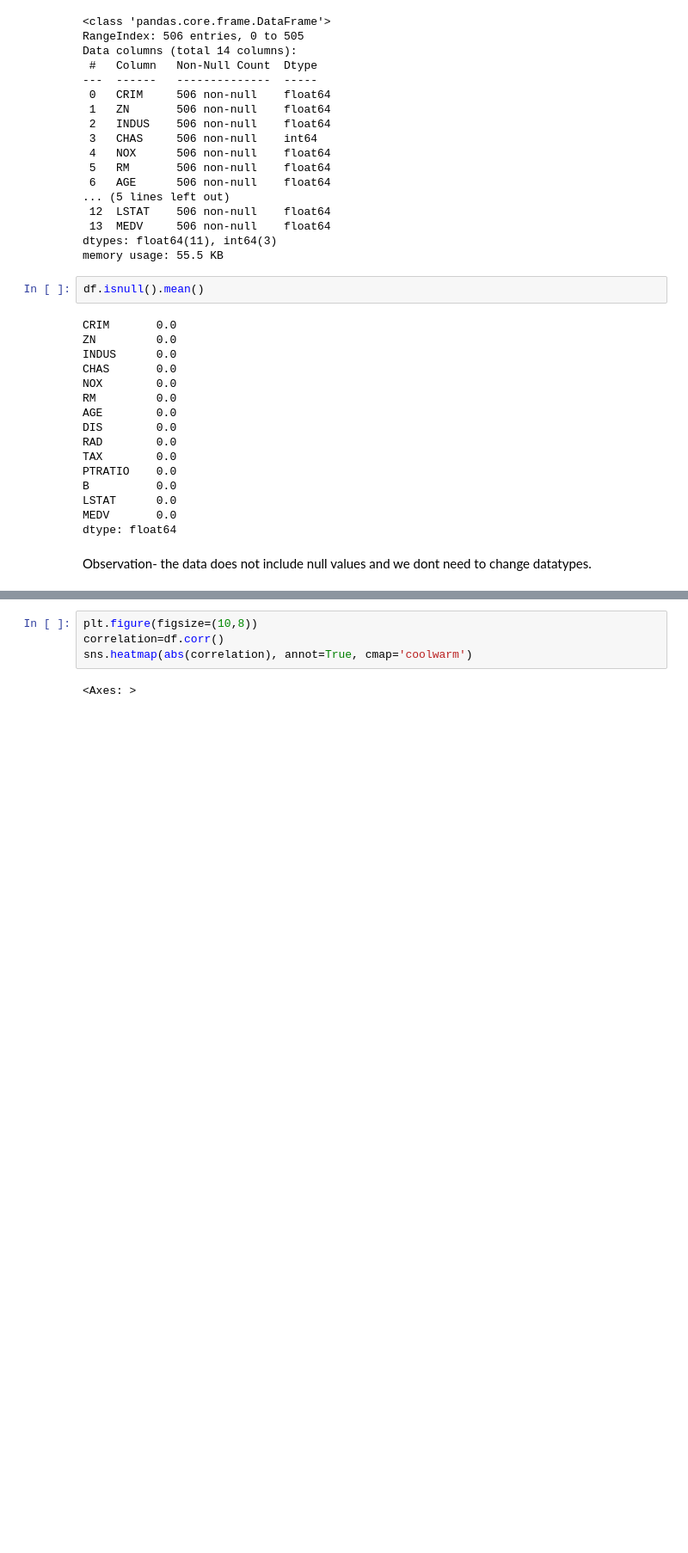
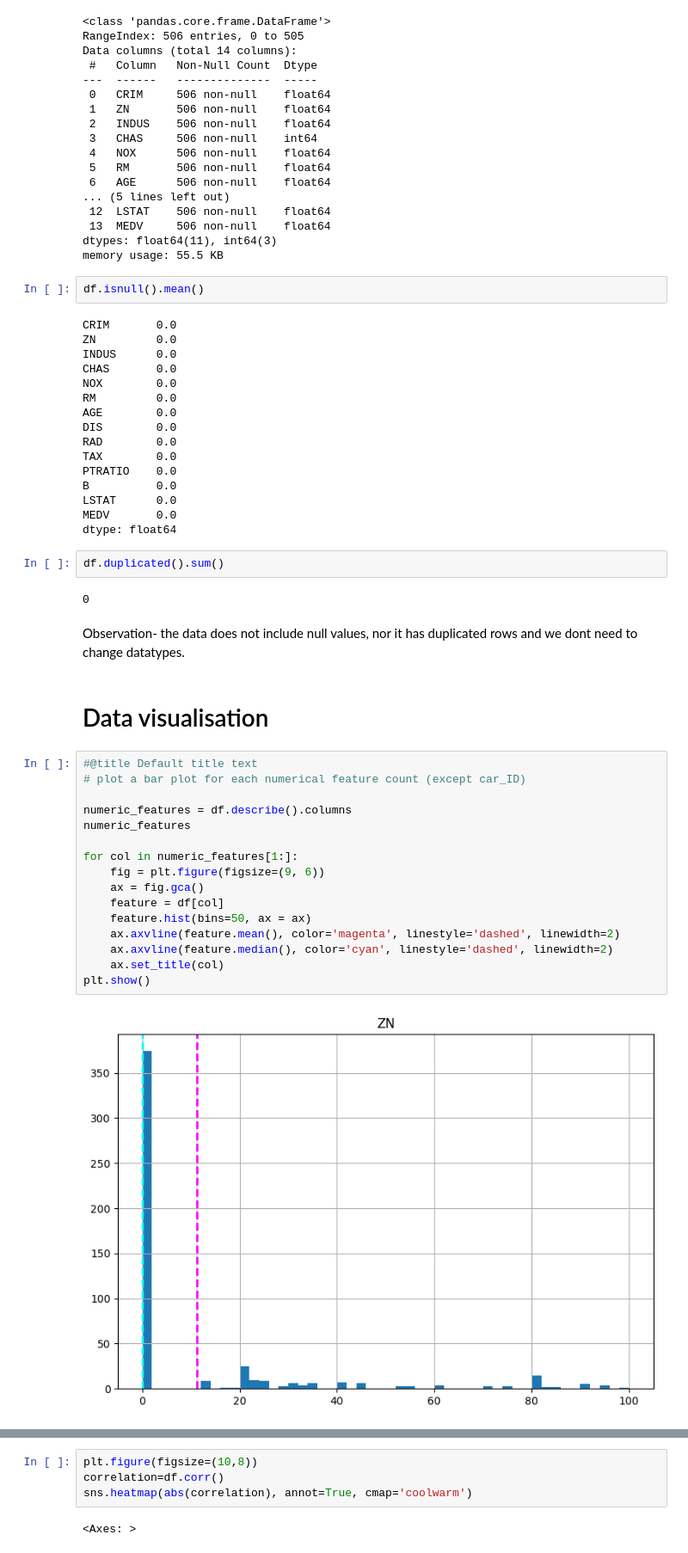
Before and after one commit to pi-mishra/boston_housing, a Jupyter notebook: Boston_housing.ipynb, the cells around one changed output, grey strips where cells are left out. Shown at 86% size. Drawn from its saved outputs; the diff is of its cells as text; blank space fills up the shorter version.

```diff
--- a/Boston_housing.ipynb
+++ b/Boston_housing.ipynb
@@ -63,5 +63,29 @@ B          0.0
 LSTAT      0.0
 MEDV       0.0
 dtype: float64
+# %%
+df.duplicated().sum()
+# %% [output]
+0
 # %% [markdown]
-Observation- the data does not include null values and we dont need to change datatypes.
+Observation- the data does not include null values, nor it has duplicated rows and we dont need to change datatypes.
+# %% [markdown]
+# Data visualisation
+# %%
+#@title Default title text
+# plot a bar plot for each numerical feature count (except car_ID)
+
+numeric_features = df.describe().columns
+numeric_features
+
+for col in numeric_features[1:]:
+    fig = plt.figure(figsize=(9, 6))
+    ax = fig.gca()
+    feature = df[col]
+    feature.hist(bins=50, ax = ax)
+    ax.axvline(feature.mean(), color='magenta', linestyle='dashed', linewidth=2)
+    ax.axvline(feature.median(), color='cyan', linestyle='dashed', linewidth=2)
+    ax.set_title(col)
+plt.show()
+# %% [output]
+[figure, added]
```
Also changed, not shown: parts of 3 cells of this notebook.
